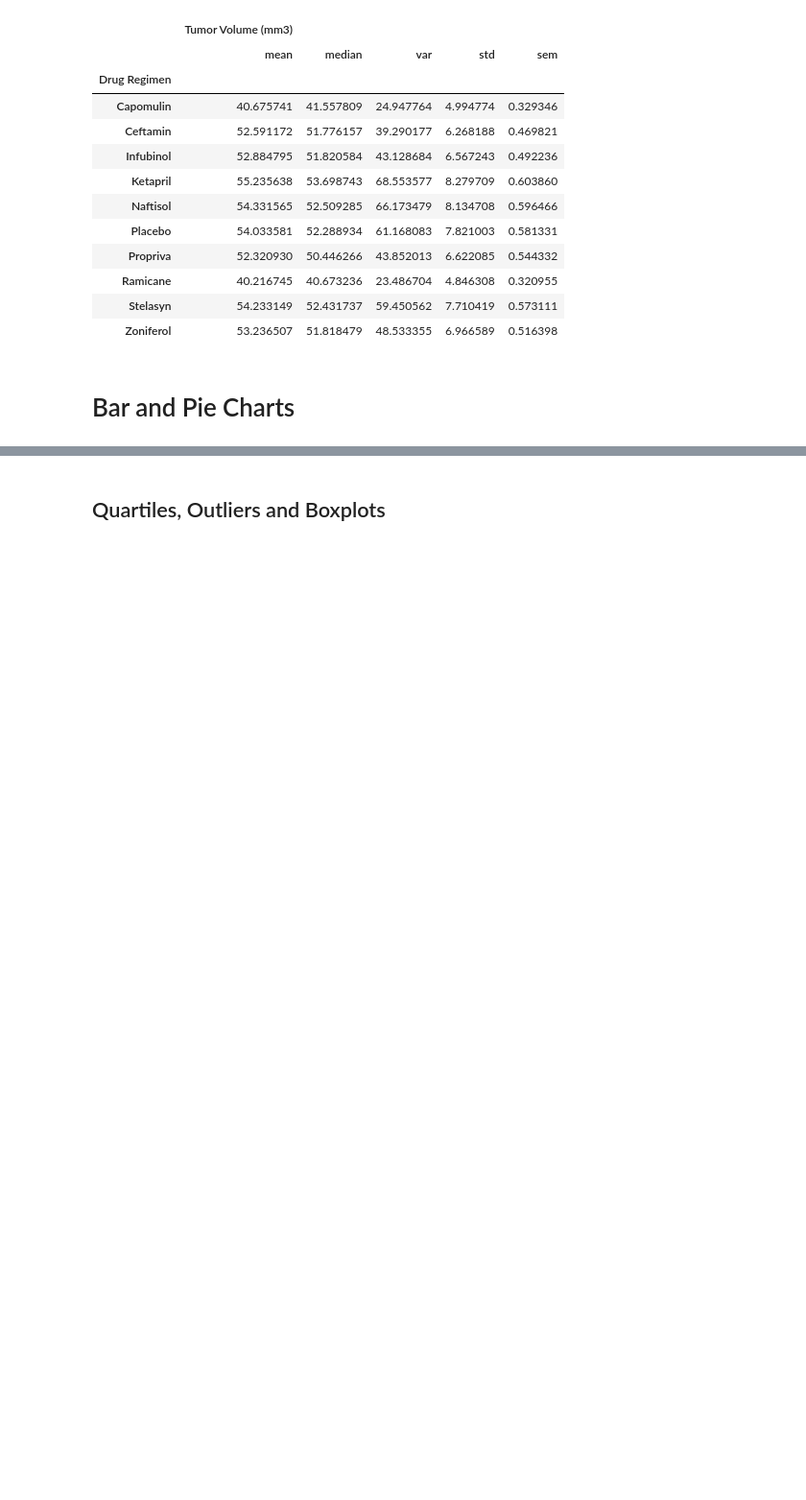
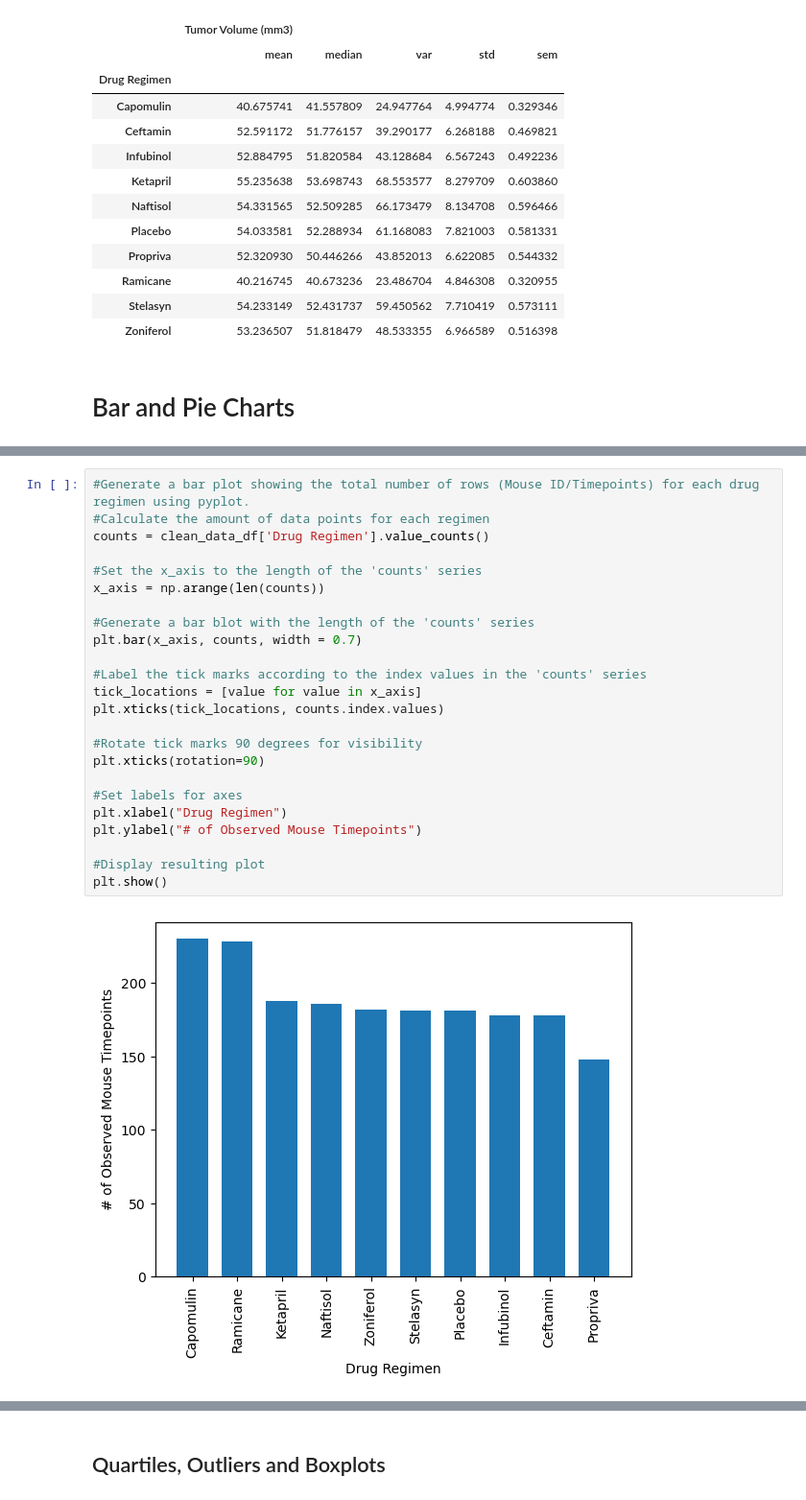
Before and after one commit to hrobinl/Pymaceuticals-challenge, a Jupyter notebook: pymaceuticals_starter.ipynb, the cells around one changed output, grey strips where cells are left out. Shown at 96% size. Saved outputs shown, nothing was run; the diff lists cells and outputs as text; blank space fills up the shorter version.

```diff
--- a/pymaceuticals_starter.ipynb
+++ b/pymaceuticals_starter.ipynb
@@ -216 +222,27 @@ Name: Drug Regimen, dtype: int64
+# %%
+#Generate a bar plot showing the total number of rows (Mouse ID/Timepoints) for each drug regimen using pyplot.
+#Calculate the amount of data points for each regimen
+counts = clean_data_df['Drug Regimen'].value_counts()
+
+#Set the x_axis to the length of the 'counts' series
+x_axis = np.arange(len(counts))
+
+#Generate a bar blot with the length of the 'counts' series
+plt.bar(x_axis, counts, width = 0.7)
+
+#Label the tick marks according to the index values in the 'counts' series
+tick_locations = [value for value in x_axis]
+plt.xticks(tick_locations, counts.index.values)
+
+#Rotate tick marks 90 degrees for visibility
+plt.xticks(rotation=90)
+
+#Set labels for axes
+plt.xlabel("Drug Regimen")
+plt.ylabel("# of Observed Mouse Timepoints")
+
+#Display resulting plot
+plt.show()
+# %% [output]
+[figure, added]
 # %%
```
Also changed, not shown: parts of 33 cells of this notebook.
